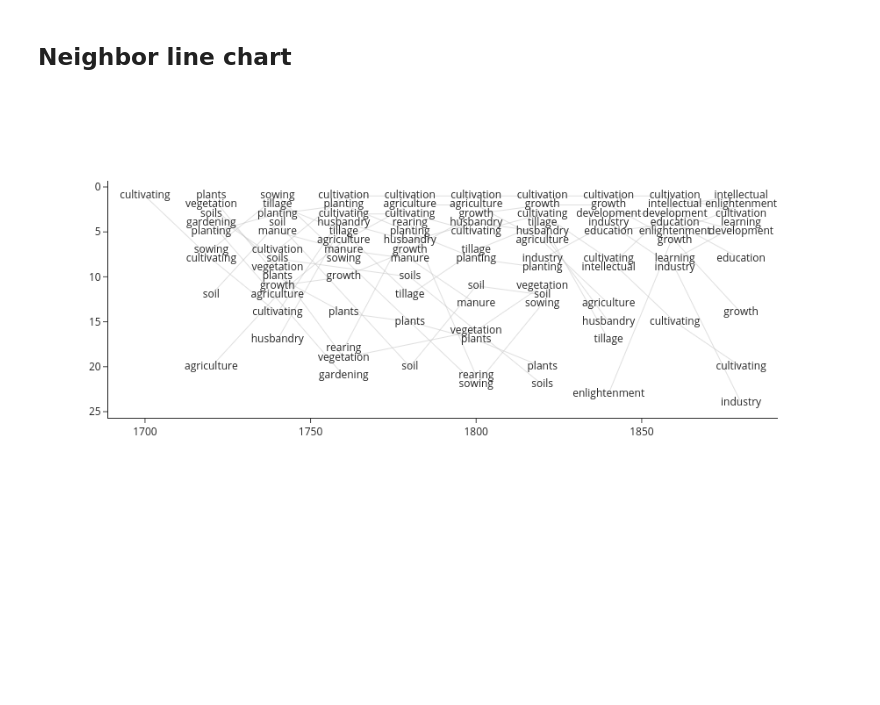
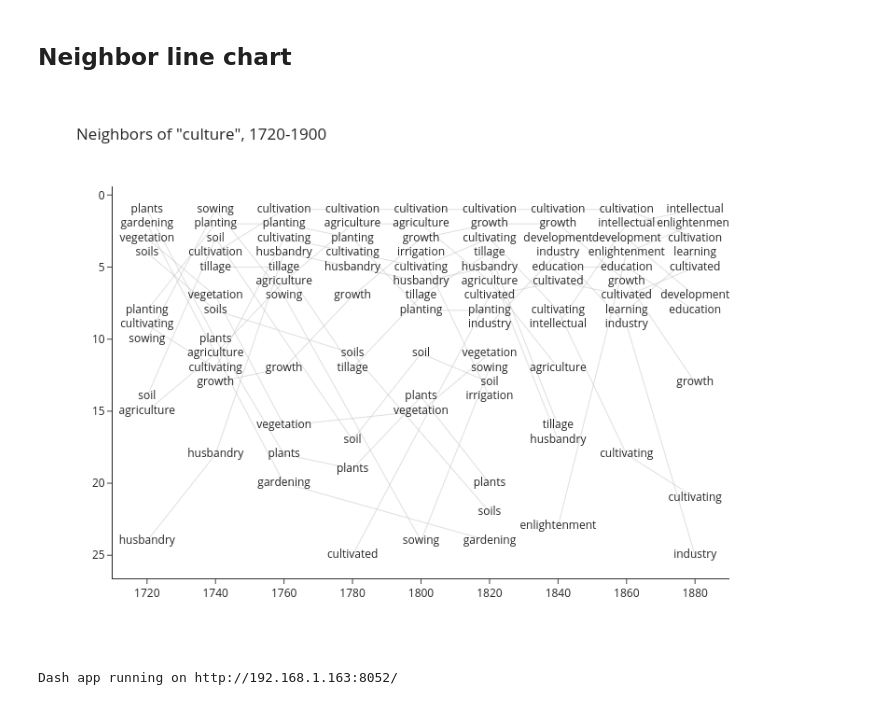
Before and after one commit to quadrismegistus/koselleck, a Jupyter notebook: koselleck/jdash.ipynb, the cells around one changed output. Saved outputs shown, nothing was run; the diff lists cells and outputs as text; code cells hidden in the pictures; blank space fills up the shorter version.

```diff
--- a/koselleck/jdash.ipynb
+++ b/koselleck/jdash.ipynb
@@ -4,18 +4,18 @@ w='culture'
 # %%
 # !pip install jupyter_dash dash_bootstrap_components
 # %%
-from jupyter_dash import JupyterDash
-import dash
-import dash_core_components as dcc
-import dash_html_components as html
-from dash.dependencies import Input, Output
-import plotly.graph_objects as go
-import dash_bootstrap_components as dbc
-from dash_table import DataTable, FormatTemplate
-import plotly.express as px
-import plotly.io as pio
-pio.templates.default='simple_white'
-px.defaults.template='simple_white'
+# from jupyter_dash import JupyterDash
+# import dash
+# import dash_core_components as dcc
+# import dash_html_components as html
+# from dash.dependencies import Input, Output
+# import plotly.graph_objects as go
+# import dash_bootstrap_components as dbc
+# from dash_table import DataTable, FormatTemplate
+# import plotly.express as px
+# import plotly.io as pio
+# pio.templates.default='simple_white'
+# px.defaults.template='simple_white'
 # %%
 def plot_historical_semantic_distance_matrix_px(w,**y):
     df=distmat(w,**y)
@@ -43,9 +33,11 @@ figdf_nbr['period']=[int(y[:4]) for y in figdf_nbr['period']]
 # %%
-fig1 = px.scatter(figdf_nbr, x='period', y='rank', text='neighbor',opacity=0)
-fig2 = px.line(figdf_nbr, x='period', y='rank',line_group='neighbor')
-fig2.update_traces(line=dict(color="silver", width=0.5))
-fig3=go.Figure(data=fig2.data + fig1.data)
-fig3.update_yaxes(autorange='reversed')
-fig3
+def plot_nbrs_nx(w,**attrs):
+    figdf_nbr = plot_nbrs(w,max_rank=25,max_rank1=5,returndata=True,ybin=20)
+    figdf_nbr['period']=[int(y[:4]) for y in figdf_nbr['period']]
+    fig1 = px.scatter(figdf_nbr, x='period', y='rank', text='neighbor',opacity=0)
+    fig2 = px.line(figdf_nbr, x='period', y='rank',line_group='neighbor')
+    fig2.update_traces(line=dict(color="silver", width=0.5))
+    fig3=go.Figure(data=fig2.data + fig1.data)
+    fig3.update_yaxes(autorange='reversed')
+    fig3.update_layout(title=f'Neighbors of "{w}", 1720-1900',width=800,height=600)
+    return fig3
-# %% [output]
-[figure, removed]
@@ -63,3 +44,7 @@ fig3
+# %%
+plot_nbrs_nx(w)
+# %% [output]
+[figure, added]
 # %%
 # Build App
 app = JupyterDash(__name__,external_stylesheets=[dbc.themes.GRID])
@@ -80,6 +65,10 @@ app.layout = dbc.Container([
                 ]),
 #                 width=6
             ),
+        ]
+    ),
+    dbc.Row(
+        [
             dbc.Col(
                 html.Div([
                     html.H3('Graph 2 '),
@@ -119,7 +108,7 @@ def update_figure1(word):
 
 @app.callback(Output('graph2', 'figure'),Input("word", "value"))
 def update_figure2(word):
-    o=plot_historical_semantic_distance_matrix_px('culture')
+    o=plot_nbrs_nx(word)
     return o
 
 
@@ -140,5 +129,7 @@ def update_dfcr(word):
     return round(df,1).to_dict('records'), columns
 
 # Run app and display result inline in the notebook
-# app.run_server(host='192.168.1.163',port=8052,debug=True)
-app.run_server(mode='jupyterlab',debug=True)
+app.run_server(host='192.168.1.163',port=8052,debug=True)
+# app.run_server(mode='jupyterlab',debug=True)
+# %% [output]
+Dash app running on http://192.168.1.163:8052/
```
Also changed, not shown: parts of 11 cells of this notebook, 25 other files.
